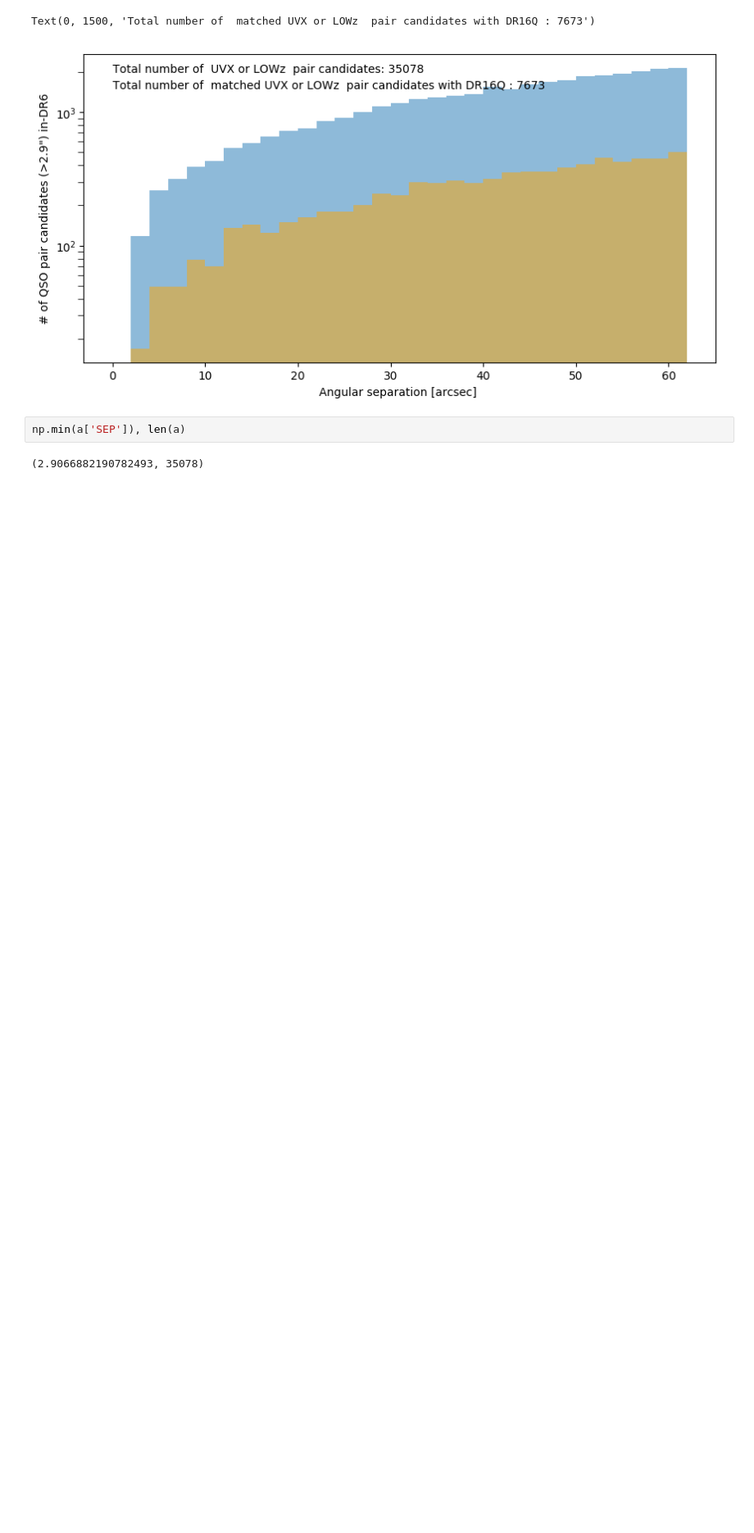
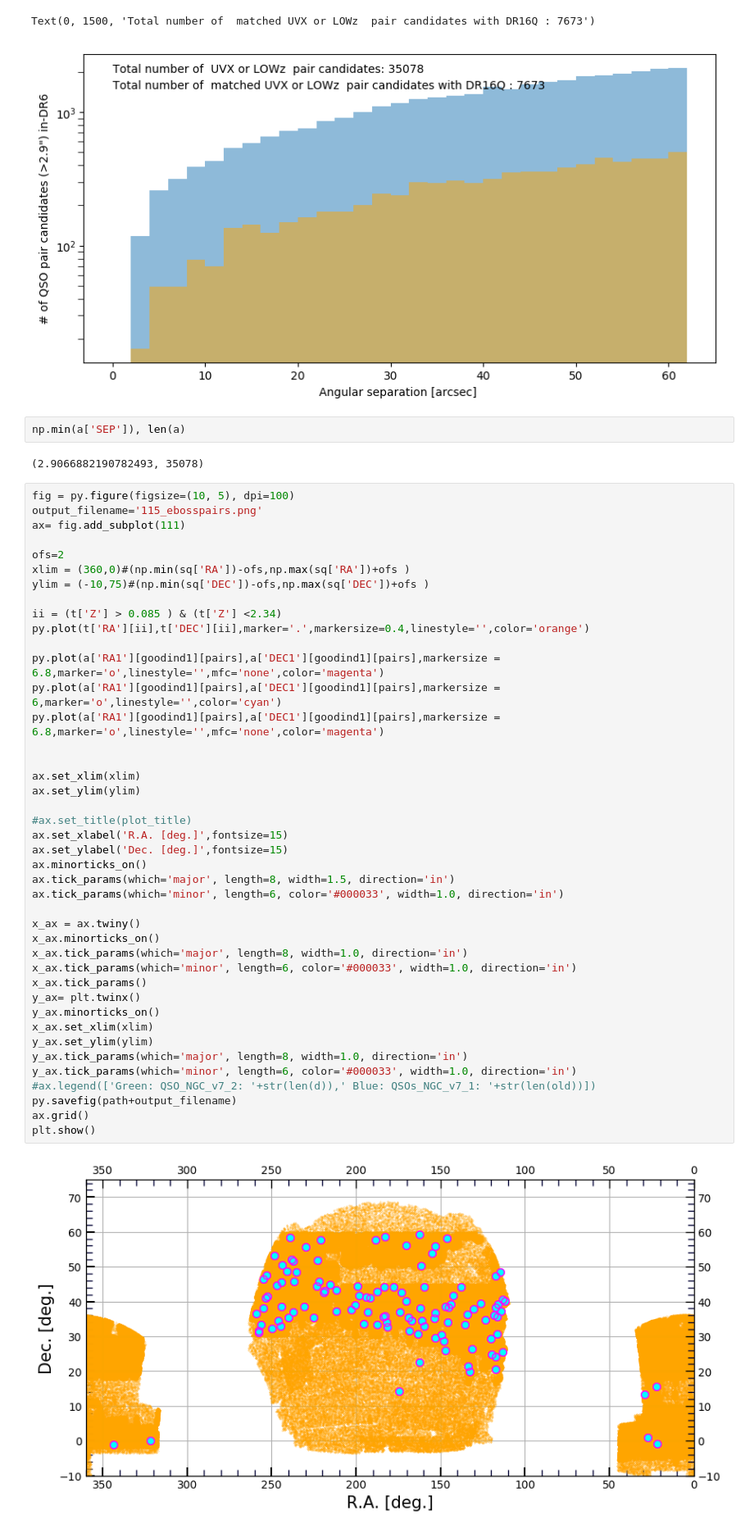
Before and after one commit to Srheft/HOD, a Jupyter notebook: cls_nb/KDE_eboss_closepairs.ipynb, the cells around one changed output. Shown at 82% size. Drawn from its saved outputs; the diff is of its cells as text; blank space fills up the shorter version.

```diff
--- a/cls_nb/KDE_eboss_closepairs.ipynb
+++ b/cls_nb/KDE_eboss_closepairs.ipynb
@@ -340,3 +338,47 @@ Text(0, 1500, 'Total number of  matched UVX or LOWz  pair candidates with DR16Q
 np.min(a['SEP']), len(a)
 # %% [output]
 (2.9066882190782493, 35078)
+# %%
+fig = py.figure(figsize=(10, 5), dpi=100)
+output_filename='115_ebosspairs.png'
+ax= fig.add_subplot(111)
+
+ofs=2
+xlim = (360,0)#(np.min(sq['RA'])-ofs,np.max(sq['RA'])+ofs )
+ylim = (-10,75)#(np.min(sq['DEC'])-ofs,np.max(sq['DEC'])+ofs )
+
+ii = (t['Z'] > 0.085 ) & (t['Z'] <2.34)
+py.plot(t['RA'][ii],t['DEC'][ii],marker='.',markersize=0.4,linestyle='',color='orange')
+
+py.plot(a['RA1'][goodind1][pairs],a['DEC1'][goodind1][pairs],markersize = 6.8,marker='o',linestyle='',mfc='none',color='magenta')
+py.plot(a['RA1'][goodind1][pairs],a['DEC1'][goodind1][pairs],markersize = 6,marker='o',linestyle='',color='cyan')
+py.plot(a['RA1'][goodind1][pairs],a['DEC1'][goodind1][pairs],markersize = 6.8,marker='o',linestyle='',mfc='none',color='magenta')
+
+
+ax.set_xlim(xlim)
+ax.set_ylim(ylim)
+
+#ax.set_title(plot_title)
+ax.set_xlabel('R.A. [deg.]',fontsize=15)
+ax.set_ylabel('Dec. [deg.]',fontsize=15)
+ax.minorticks_on()
+ax.tick_params(which='major', length=8, width=1.5, direction='in')
+ax.tick_params(which='minor', length=6, color='#000033', width=1.0, direction='in')
+
+x_ax = ax.twiny()
+x_ax.minorticks_on()
+x_ax.tick_params(which='major', length=8, width=1.0, direction='in')
+x_ax.tick_params(which='minor', length=6, color='#000033', width=1.0, direction='in')
+x_ax.tick_params()
+y_ax= plt.twinx()
+y_ax.minorticks_on()
+x_ax.set_xlim(xlim)
+y_ax.set_ylim(ylim)
+y_ax.tick_params(which='major', length=8, width=1.0, direction='in')
+y_ax.tick_params(which='minor', length=6, color='#000033', width=1.0, direction='in')
+#ax.legend(['Green: QSO_NGC_v7_2: '+str(len(d)),' Blue: QSOs_NGC_v7_1: '+str(len(old))])
+py.savefig(path+output_filename)
+ax.grid()
+plt.show()
+# %% [output]
+[figure, added]
```
Also changed, not shown: parts of 6 cells of this notebook.
